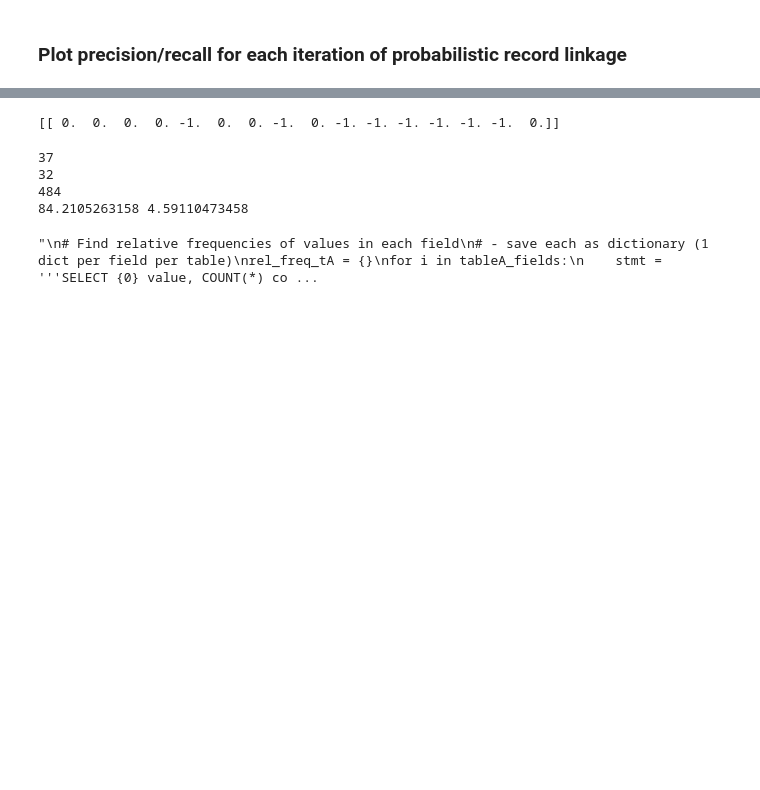
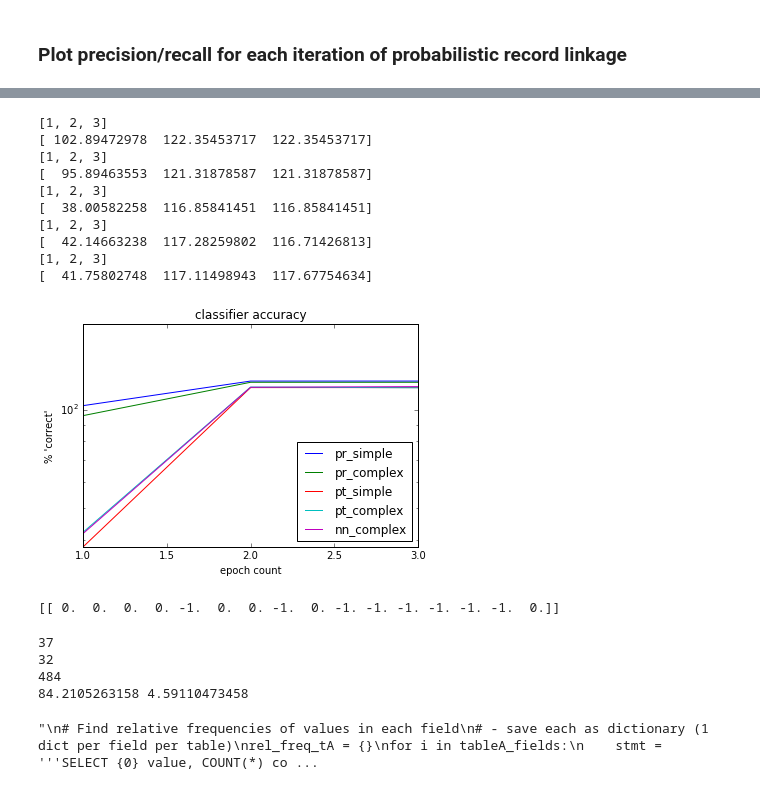
Before and after one commit to meccaLeccaHi/record_linkage, a Jupyter notebook: prob_linkage_newborn.ipynb, the cells around one changed output, grey strips where cells are left out. Cells and saved outputs as stored; diff of their text form; code cells hidden in the pictures; blank space fills up the shorter version.

```diff
--- a/prob_linkage_newborn.ipynb
+++ b/prob_linkage_newborn.ipynb
@@ -439,3 +334,29 @@ fig.savefig('prec_recall.png')
+# %%
+x = range(1,epoch_count+2)
+y = np.array(iter_qual_list, ndmin=2, dtype=np.float).T
+plt.yscale('log')
+plt.ylim((y.min(),y.max()*1.5))
+plt.title("classifier accuracy")
+for quals,cl in zip(y,classifiers):
+    print x
+    print quals
+    plt.plot(x,quals,label = cl)
+plt.xlabel("epoch count")
+plt.ylabel("% 'correct'")
+plt.legend(loc='lower right')
+plt.show()
+# %% [output]
+[1, 2, 3]
+[ 102.89472978  122.35453717  122.35453717]
+[1, 2, 3]
+[  95.89463553  121.31878587  121.31878587]
+[1, 2, 3]
+[  38.00582258  116.85841451  116.85841451]
+[1, 2, 3]
+[  42.14663238  117.28259802  116.71426813]
+[1, 2, 3]
+[  41.75802748  117.11498943  117.67754634]
+[figure, added]
 # %%
 # Show equivalence between row-iteration and matrix multiplication
 inputs_list = bool_table[feature_vals]
```
Also changed, not shown: parts of 8 cells of this notebook, 1 other file.
